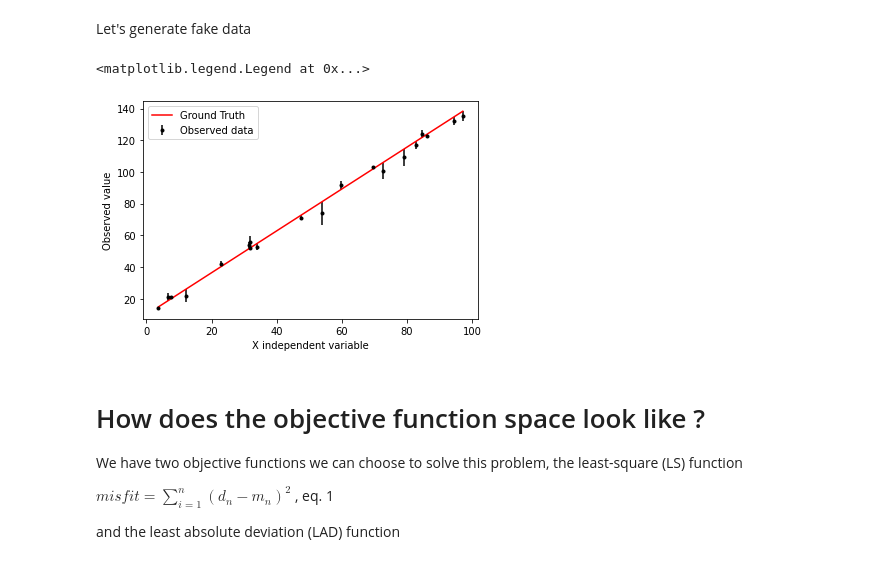
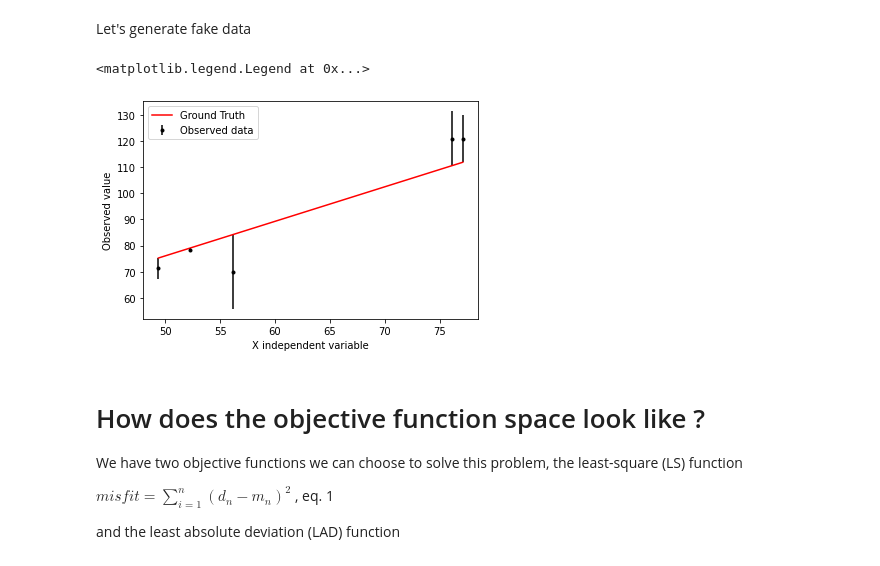
Before and after one commit to charlesll/ModelisationGeochimie, a Jupyter notebook: 03_VisualizeOF.ipynb, the cells around one changed output. Saved outputs shown, nothing was run; the diff lists cells and outputs as text; code cells hidden in the pictures.

```diff
--- a/03_VisualizeOF.ipynb
+++ b/03_VisualizeOF.ipynb
@@ -28,28 +28,28 @@ Let's generate fake data
 # %%
 # true parameters
 a = 10.0
 b = 1.321
 
-N = 20
+N = 5
 
 x = np.sort(100*np.random.rand(N))
 y = forward_model(x,a,b)
 
 # Real world observations are noisy...
 # we have random errors there, no systematic bias
-ese = 3*np.random.randn(N)
+ese = 10*np.random.randn(N)
 
 y_observed = y + ese
 
 plt.figure()
 plt.errorbar(x,y_observed,yerr=ese,fmt='.',color="k",label="Observed data")
 plt.plot(x,y,"r-",label="Ground Truth")
 plt.xlabel("X independent variable")
 plt.ylabel("Observed value")
 plt.legend(loc=2)
 # %% [output]
 <matplotlib.legend.Legend at 0x...>
-[figure, old version]
+[figure, new version]
 # %% [markdown]
 # How does the objective function space look like ?
 
```
Also changed, not shown: parts of 4 cells of this notebook, 5 other files.
